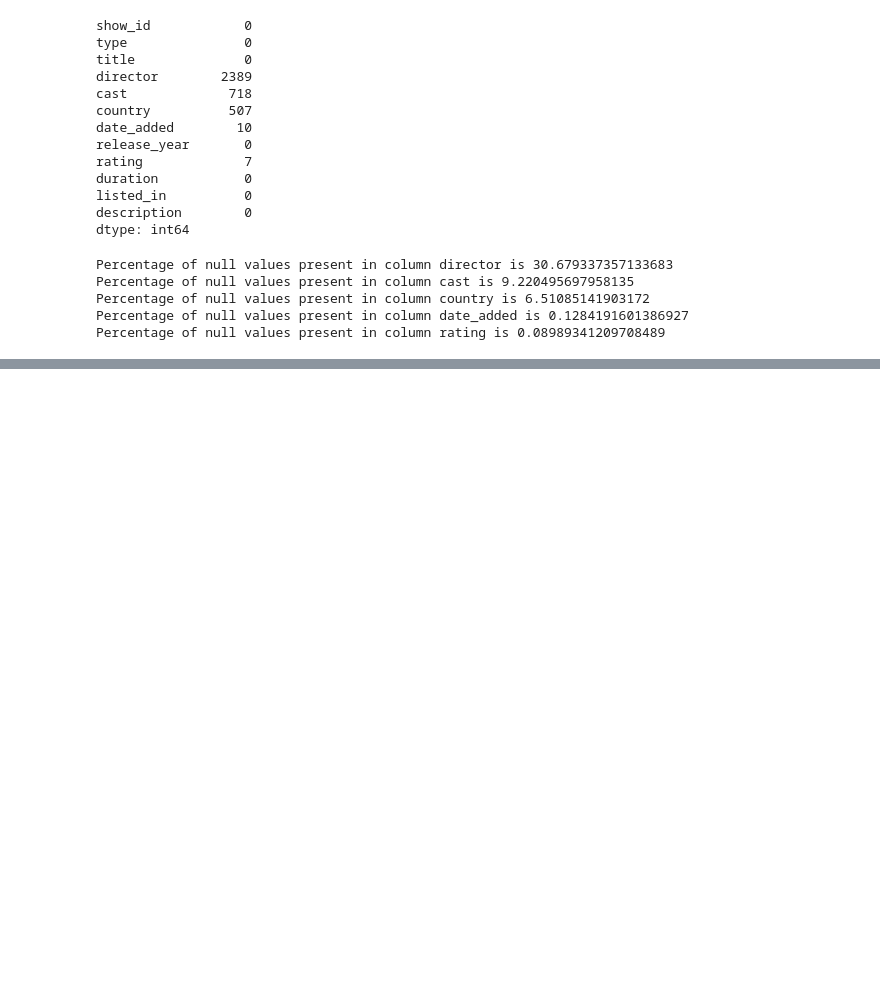
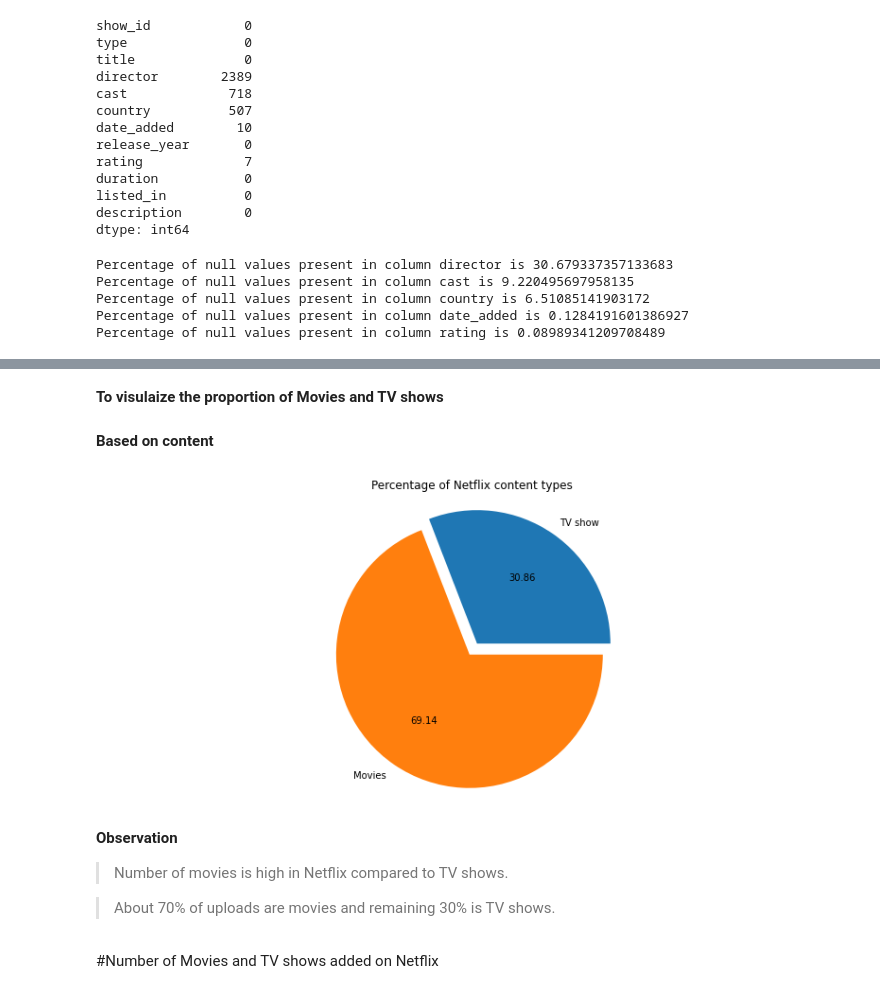
Before and after one commit to sneraikar/Netflix-Movies-and-TV-shows-clustering, a Jupyter notebook: NETFLIX_MOVIES_AND_TV_SHOWS_CLUSTERING.ipynb, the cells around one changed output, grey strips where cells are left out. Saved outputs shown, nothing was run; the diff lists cells and outputs as text; code cells hidden in the pictures; blank space fills up the shorter version.

```diff
--- a/NETFLIX_MOVIES_AND_TV_SHOWS_CLUSTERING.ipynb
+++ b/NETFLIX_MOVIES_AND_TV_SHOWS_CLUSTERING.ipynb
@@ -226,0 +237,6 @@ Percentage of null values present in column rating is 0.08989341209708489
+# %%
+#remove null value observation of featue "date_added"
+df.dropna(subset=["date_added"],inplace=True)
+# %%
+#remove null value observation of featue "rating"
+df.dropna(subset=["rating"],inplace=True)
@@ -226,0 +269,10 @@ Percentage of null values present in column rating is 0.08989341209708489
+# %%
+#create new features out of "date_added"
+
+#first convert date_added to datetime datatype
+df["date_added"]=pd.to_datetime(df["date_added"])
+
+#compute day,month and year
+df["day_added"]=df["date_added"].dt.day
+df["year_added"]=df["date_added"].dt.year
+df["month_added"]=df["date_added"].dt.month
@@ -226,0 +296,25 @@ Percentage of null values present in column rating is 0.08989341209708489
+# %% [markdown]
+**To visulaize the proportion of Movies and TV shows**
+# %% [markdown]
+**Based on content**
+# %%
+#create a piechart
+plt.figure(figsize=(14,6))
+plt.pie(df["type"].value_counts().sort_values(),
+        labels=["TV show","Movies"],
+        explode=[0,0.1],
+        autopct="%1.2f")
+
+
+plt.title("Percentage of Netflix content types")
+plt.axis("equal")
+plt.show()
+# %% [output]
+[figure, added]
+# %% [markdown]
+**Observation**
+> Number of movies is high in Netflix compared to TV shows.
+
+> About 70% of uploads are movies and remaining 30% is TV shows.
+# %% [markdown]
+#Number of Movies and TV shows added on Netflix
```
Also changed, not shown: parts of 40 cells of this notebook.
